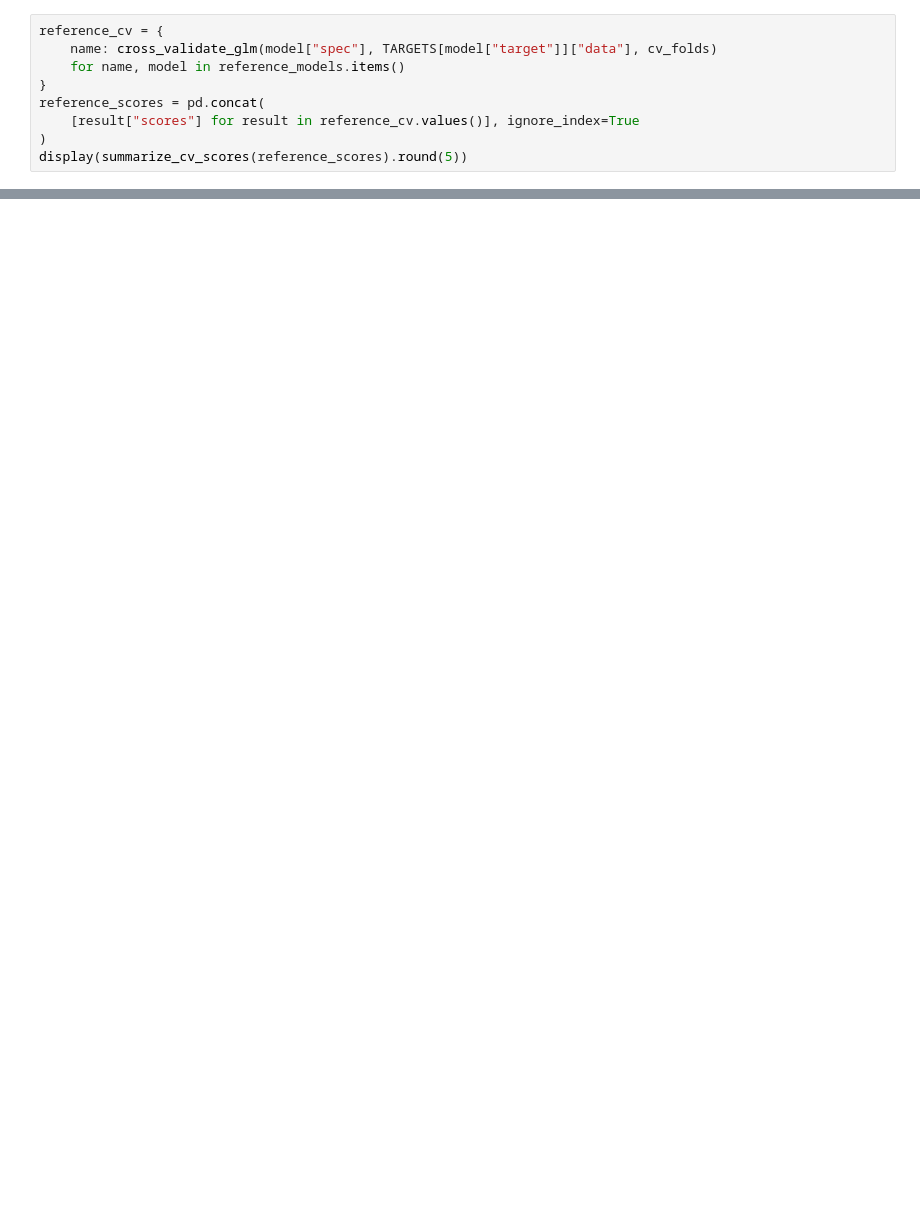
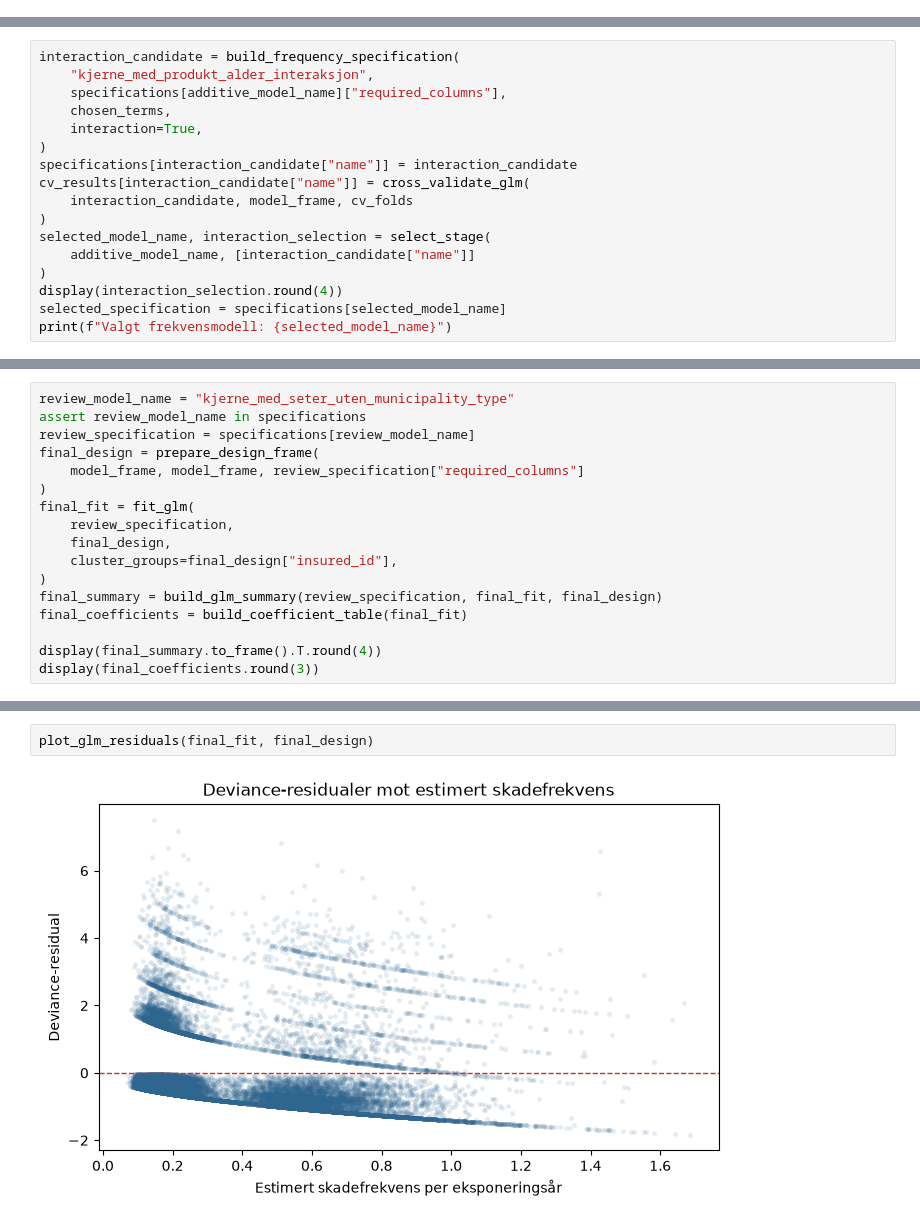
Before and after one commit to MarkusBjerkaas/Motor-Insurance-GLM-ML, a Jupyter notebook: glm_pricing_models.ipynb, the cells around one changed output, grey strips where cells are left out. Saved outputs shown, nothing was run; the diff lists cells and outputs as text; blank space fills up the shorter version.

Commit message:
Cleanup til frekvens notebook

```diff
--- a/glm_pricing_models.ipynb
+++ b/glm_pricing_models.ipynb
@@ -1069,9 +0,0 @@ modellene uten årsledd (B-25).
-# %%
-reference_cv = {
-    name: cross_validate_glm(model["spec"], TARGETS[model["target"]]["data"], cv_folds)
-    for name, model in reference_models.items()
-}
-reference_scores = pd.concat(
-    [result["scores"] for result in reference_cv.values()], ignore_index=True
-)
-display(summarize_cv_scores(reference_scores).round(5))
@@ -4102,0 +274,17 @@ beslutningen brukes eller avgjøres.
+# %%
+interaction_candidate = build_frequency_specification(
+    "kjerne_med_produkt_alder_interaksjon",
+    specifications[additive_model_name]["required_columns"],
+    chosen_terms,
+    interaction=True,
+)
+specifications[interaction_candidate["name"]] = interaction_candidate
+cv_results[interaction_candidate["name"]] = cross_validate_glm(
+    interaction_candidate, model_frame, cv_folds
+)
+selected_model_name, interaction_selection = select_stage(
+    additive_model_name, [interaction_candidate["name"]]
+)
+display(interaction_selection.round(4))
+selected_specification = specifications[selected_model_name]
+print(f"Valgt frekvensmodell: {selected_model_name}")
@@ -4102,0 +365,17 @@ beslutningen brukes eller avgjøres.
+# %%
+review_model_name = "kjerne_med_seter_uten_municipality_type"
+assert review_model_name in specifications
+review_specification = specifications[review_model_name]
+final_design = prepare_design_frame(
+    model_frame, model_frame, review_specification["required_columns"]
+)
+final_fit = fit_glm(
+    review_specification,
+    final_design,
+    cluster_groups=final_design["insured_id"],
+)
+final_summary = build_glm_summary(review_specification, final_fit, final_design)
+final_coefficients = build_coefficient_table(final_fit)
+
+display(final_summary.to_frame().T.round(4))
+display(final_coefficients.round(3))
@@ -4102,0 +477,4 @@ beslutningen brukes eller avgjøres.
+# %%
+plot_glm_residuals(final_fit, final_design)
+# %% [output]
+[figure, added]
```
Also changed, not shown: parts of 111 cells of this notebook, 12 other files.
